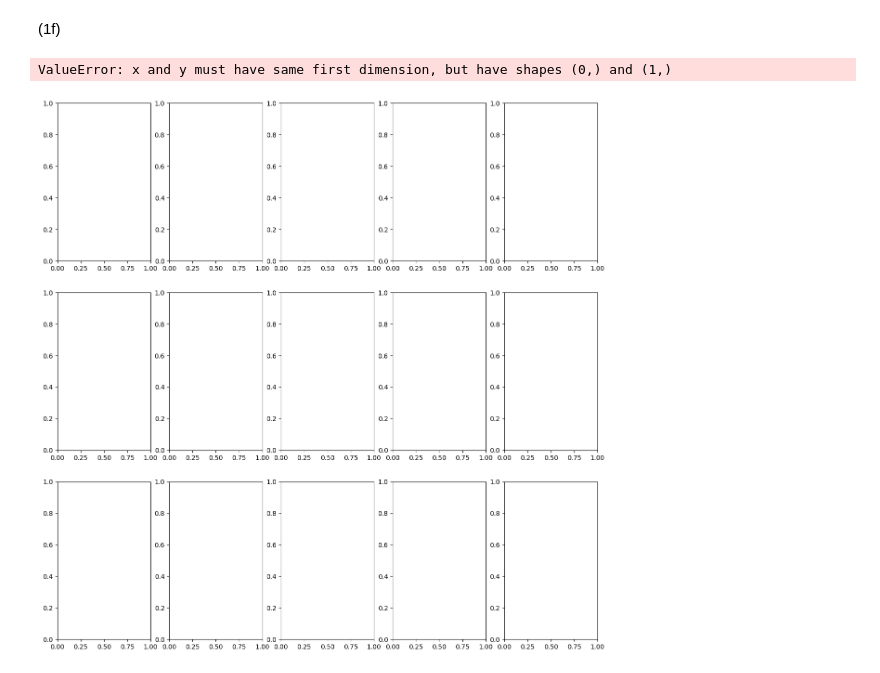
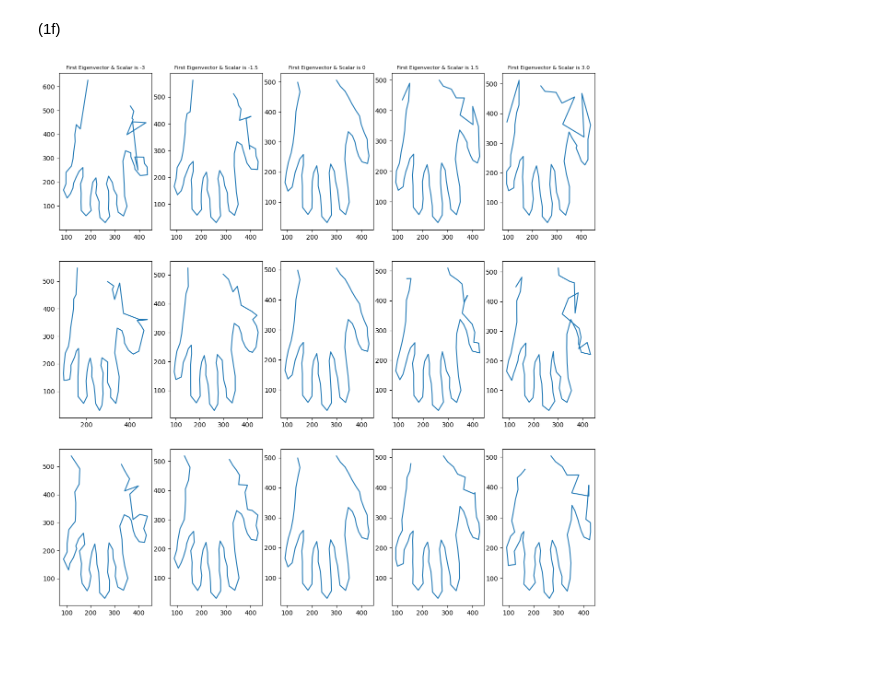
Before and after one commit to Delluvian/CS3501-Foundations-of-Data-Analysis, a Jupyter notebook: JupyterNotebooks/PS4/hmw4answers.ipynb, the cells around one changed output. Saved outputs shown, nothing was run; the diff lists cells and outputs as text; code cells hidden in the pictures.

```diff
--- a/JupyterNotebooks/PS4/hmw4answers.ipynb
+++ b/JupyterNotebooks/PS4/hmw4answers.ipynb
@@ -181,54 +181,56 @@ Looking at the scree plot it seems that around 7 of the principal components are
 # %%
 first_evalue = e_values[0]
 first_evector = p_components[0]
 second_evalue = e_values[1]
 second_evector = p_components[1]
 third_evalue = e_values[2]
 third_evector = p_components[2]
 
 
 #sqrt(first eigenvalue)
 
 
 
-s_factors = [-3,-1.5,0,1.5,3.0]
-first_hands = []
-second_hands = []
-third_hands = []
+# Assuming the following variables are defined correctly:
+# e_values, p_components, df_means
 
-fig, axes = plt.subplots(3, 5, figsize= (15,15))
-for col,s in enumerate(s_factors):
-    hand1 = df_means+s*np.sqrt(first_evalue)*first_evector
-    hand2 = df_means +s*np.sqrt(second_evalue)*second_evector
-    hand3 = df_means+s*np.sqrt(third_evalue)*third_evector
+s_factors = [-3, -1.5, 0, 1.5, 3.0]
 
+fig, axes = plt.subplots(3, 5, figsize=(15, 15))
+
+for col, s in enumerate(s_factors):
+    X1, Y1 = [], []
+    X2, Y2 = [], []
+    X3, Y3 = [], []
+
+    hand1 = df_means + s * np.sqrt(first_evalue) * first_evector
+    hand2 = df_means + s * np.sqrt(second_evalue) * second_evector
+    hand3 = df_means + s * np.sqrt(third_evalue) * third_evector
     for index, value in enumerate(hand1):
-        X1 = []
-        Y1= []
-        if (index %2 ==0):
+        if index % 2 == 0:
             X1.append(value)
-        elif (index %2 ==1):
+        else:
             Y1.append(value)
-    axes[0][col].plot(X1,Y1)
-
+    axes[0, col].plot(X1, Y1)
+    axes[0, col].set_title(f"First Eigenvector & Scalar is {s}")
+    axes[0, col].title.set_size(8)
 
     for index, value in enumerate(hand2):
-        X2 = []
-        Y2= []
-        if (index %2 ==0):
+        if index % 2 == 0:
             X2.append(value)
-        elif (index %2 ==1):
+        else:
             Y2.append(value)
-    axes[1][col].plot(X2,Y2)
+    axes[1, col].plot(X2, Y2)
+    axes[1, col].set_title(f"First Eigenvector & Scalar is {s}")
+    axes[1, col].title.set_size(8)
 
     for index, value in enumerate(hand3):
-        X3 = []
-        Y3= []
-        if (index %2 ==0):
+        if index % 2 == 0:
             X3.append(value)
-        elif (index %2 ==1):
+        else:
             Y3.append(value)
-    axes[2][col].plot(X3,Y3)
+    axes[2, col].plot(X3, Y3)
+    axes[2, col].set_title(f"First Eigenvector & Scalar is {s}")
+    axes[2, col].title.set_size(8)
 # %% [output]
-ValueError: x and y must have same first dimension, but have shapes (0,) and (1,)
-[figure, old version]
+[figure, new version]
```
